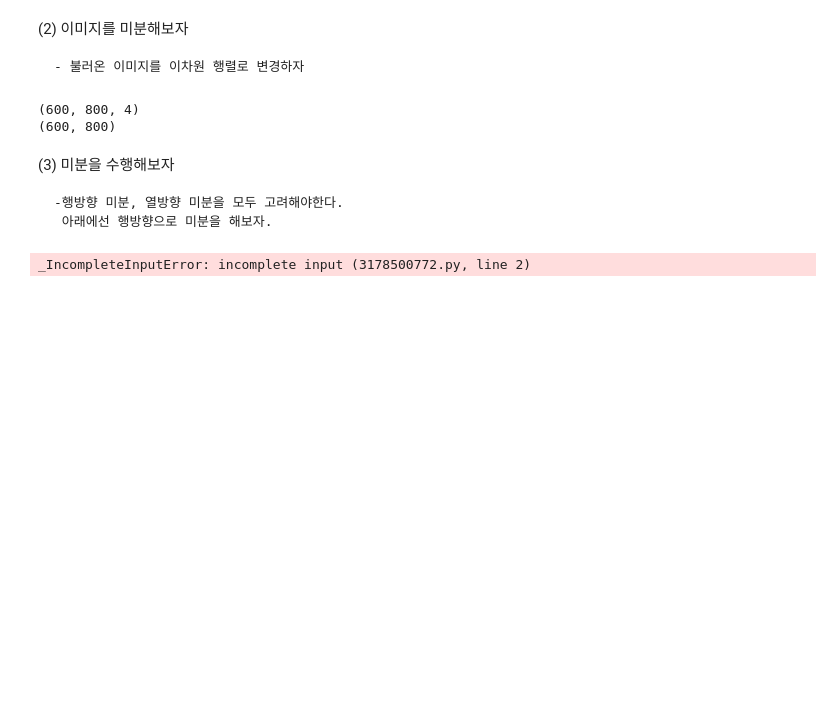
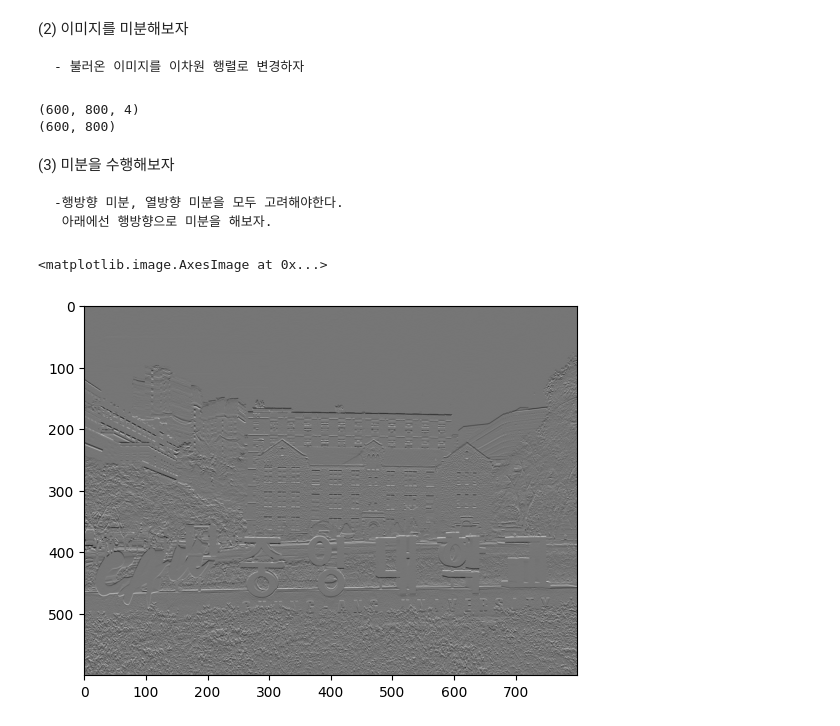
Before and after one commit to ha5804/Data_Preprossesing, a Jupyter notebook: basic.ipynb, the cells around one changed output. Cells and saved outputs as stored; diff of their text form; code cells hidden in the pictures; blank space fills up the shorter version.

```diff
--- a/basic.ipynb
+++ b/basic.ipynb
@@ -128,10 +128,19 @@ print(image.shape)
 
     -행방향 미분, 열방향 미분을 모두 고려해야한다.
      아래에선 행방향으로 미분을 해보자.
-# %%
-h , w = image.shape
-#가로 ,세로를 이미지의 shape을 튜플형식으로 받아 저장하자.
-
-df_dy_row = np.zeros((h, w))
-# %% [output]
-_IncompleteInputError: incomplete input (3178500772.py, line 2)
+# %%
+h , w = image.shape
+#가로 ,세로를 이미지의 shape을 튜플형식으로 받아 저장하자.
+
+df_dy_row = np.zeros((h, w))
+#h, w 크기만큼의 행방향으로의 연산자를 0 으로 만들자.
+for y in range(h-1):
+    for x in range(w):
+        df_dy_row[y][x] = image[y+1][x] - image[y][x]
+    df_dy_row[-1, :] = 0
+
+plt.imshow(df_dy_row, cmap = 'gray')
+#cmap을 grayscale로 바꾸는이유는 이미지의 밝기변화를 정확하게 파악하기 위해서이다.
+# %% [output]
+<matplotlib.image.AxesImage at 0x...>
+[figure, added]
```
